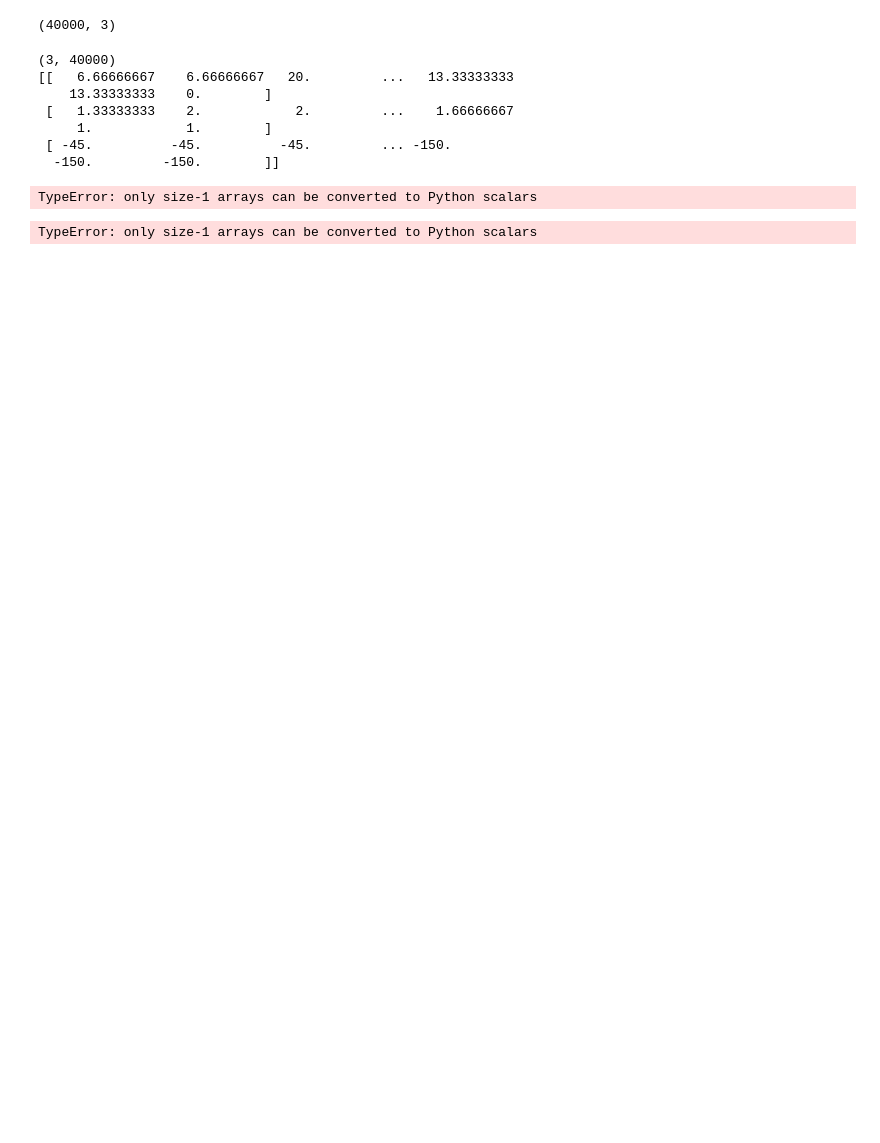
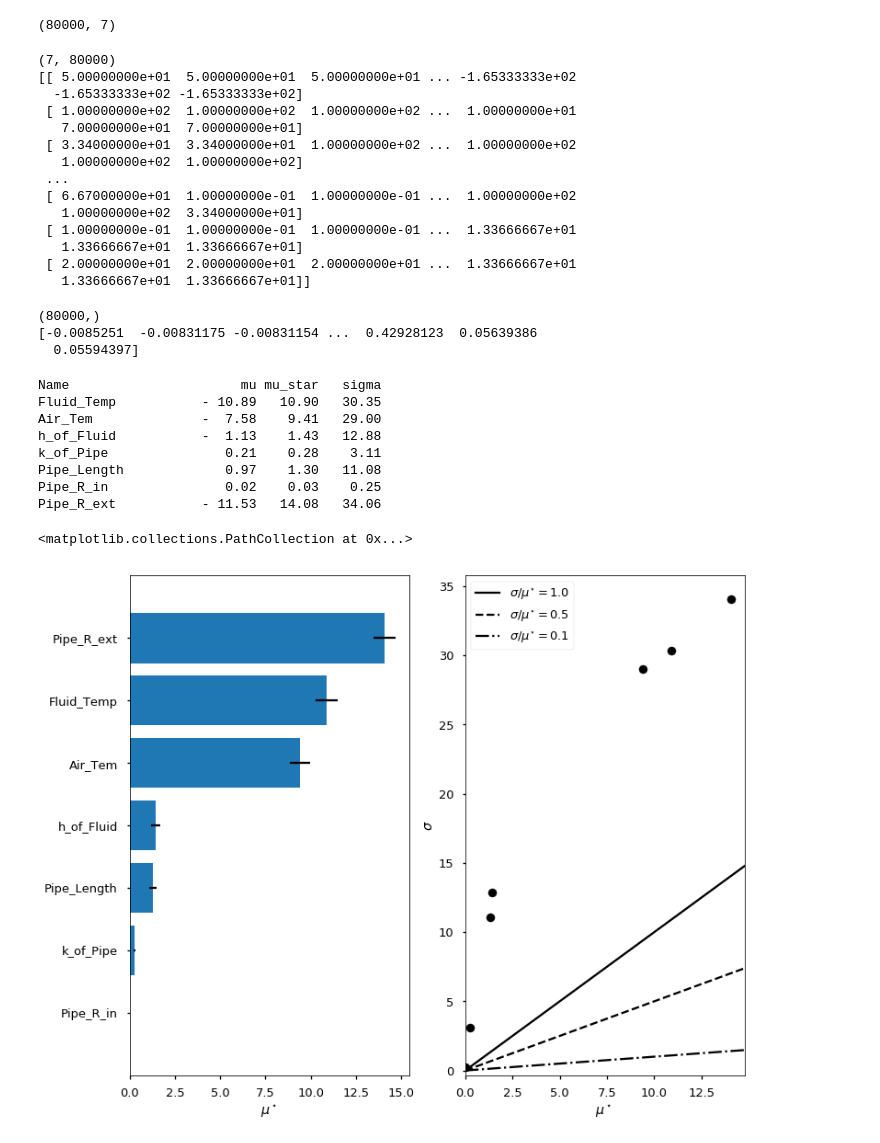
Before and after one commit to samzak1/FInalProject, a Jupyter notebook: Pipeline Icing.ipynb, the cells around one changed output. Saved outputs shown, nothing was run; the diff lists cells and outputs as text; code cells hidden in the pictures; blank space fills up the shorter version.

Commit message:
changed the equation and morris work

```diff
--- a/Pipeline Icing.ipynb
+++ b/Pipeline Icing.ipynb
@@ -150,3 +148,25 @@ morris_problem = {
+# %%
+import SALib
+from SALib.sample import morris as ms
+from SALib.analyze import morris as ma
+from SALib.plotting import morris as mp
+morris_problem = {
+    # There are six variables
+    'num_vars': 7,
+    # These are their names
+    'names': ['Fluid_Temp', 'Air_Tem', 'h_of_Fluid', 'k_of_Pipe', 'Pipe_Length', 'Pipe_R_in', 'Pipe_R_ext'],
+    # These are their plausible ranges over which we'll move the variables
+    'bounds': [[-273, 50],
+               [10, 100],
+               [0.1, 100],
+               [0.1, 100],
+               [0.1, 100],
+               [0.1, 20],
+               [0.1, 20]
+              ],
+    # I don't want to group any of these variables together
+    'groups': None
+    }
 # %%
 num_levels = 4
 grid_jump = 2
@@ -154,26 +174,34 @@ trajectories = int(1e4)
 sample = ms.sample(morris_problem, trajectories, num_levels, grid_jump)
 sample.shape
 # %% [output]
-(40000, 3)
+(80000, 7)
 # %%
 print(sample.T.shape)
 print(sample.T)
 # %% [output]
-(3, 40000)
-[[   6.66666667    6.66666667   20.         ...   13.33333333
-    13.33333333    0.        ]
- [   1.33333333    2.            2.         ...    1.66666667
-     1.            1.        ]
- [ -45.          -45.          -45.         ... -150.
-  -150.         -150.        ]]
+(7, 80000)
+[[ 5.00000000e+01  5.00000000e+01  5.00000000e+01 ... -1.65333333e+02
+  -1.65333333e+02 -1.65333333e+02]
+ [ 1.00000000e+02  1.00000000e+02  1.00000000e+02 ...  1.00000000e+01
+   7.00000000e+01  7.00000000e+01]
+ [ 3.34000000e+01  3.34000000e+01  1.00000000e+02 ...  1.00000000e+02
+   1.00000000e+02  1.00000000e+02]
+ ...
+ [ 6.67000000e+01  1.00000000e-01  1.00000000e-01 ...  1.00000000e+02
+   1.00000000e+02  3.34000000e+01]
+ [ 1.00000000e-01  1.00000000e-01  1.00000000e-01 ...  1.33666667e+01
+   1.33666667e+01  1.33666667e+01]
+ [ 2.00000000e+01  2.00000000e+01  2.00000000e+01 ...  1.33666667e+01
+   1.33666667e+01  1.33666667e+01]]
 # %%
-output = heat_transfer_coefficient_PP(*sample.T)
+output = Rice(*sample.T)
 print(output.shape)
 print(output)
 # %% [output]
-TypeError: only size-1 arrays can be converted to Python scalars
+(80000,)
+[-0.0085251  -0.00831175 -0.00831154 ...  0.42928123  0.05639386
+  0.05594397]
 # %%
-output = heat_transfer_coefficient_PP(*sample.T)
 Si = ma.analyze(morris_problem,
                 sample,
                 output,
@@ -184,4 +212,11 @@ print("{:20s} {:>7s} {:>7s} {:>7s}".format("Name", "mu", "mu_star", "sigma"))
 for name, s1, st, mean in zip(morris_problem['names'], Si['mu'], Si['mu_star'], Si['sigma']):
     print("{:20s} {:=7.2f} {:=7.2f} {:=7.2f}".format(name, s1, st, mean))
 # %% [output]
-TypeError: only size-1 arrays can be converted to Python scalars
+Name                      mu mu_star   sigma
+Fluid_Temp           - 10.89   10.90   30.35
+Air_Tem              -  7.58    9.41   29.00
+h_of_Fluid           -  1.13    1.43   12.88
+k_of_Pipe               0.21    0.28    3.11
+Pipe_Length             0.97    1.30   11.08
+Pipe_R_in               0.02    0.03    0.25
+Pipe_R_ext           - 11.53   14.08   34.06
@@ -200,0 +223,7 @@ heat_transfer_coefficient_PP(data[0], data[1], data[2])
+# %%
+fig, (ax1, ax2) = plt.subplots(1,2)
+mp.horizontal_bar_plot(ax1, Si, param_dict={})
+mp.covariance_plot(ax2, Si, {})
+# %% [output]
+<matplotlib.collections.PathCollection at 0x...>
+[figure, added]
```
Also changed, not shown: parts of 15 cells of this notebook.
